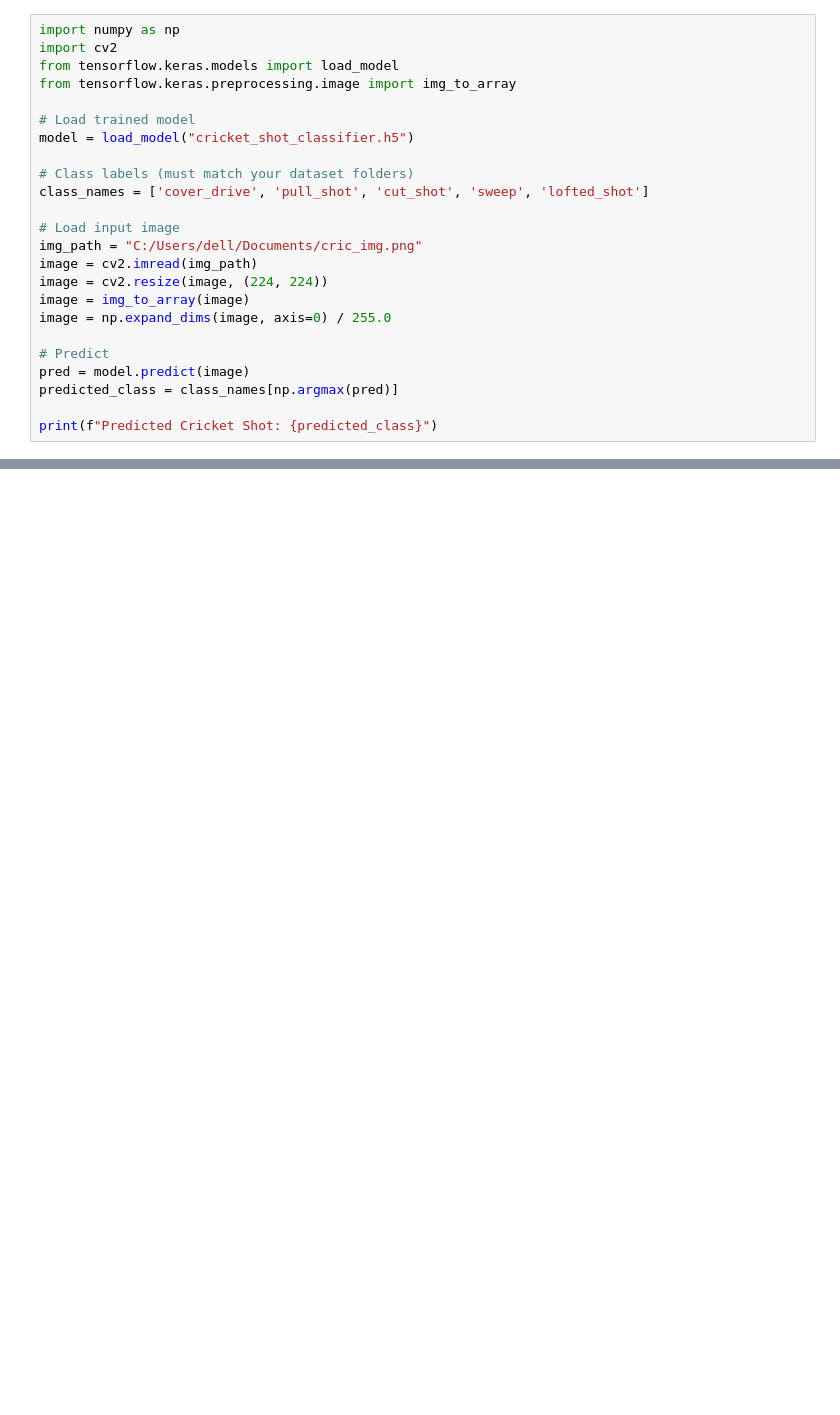
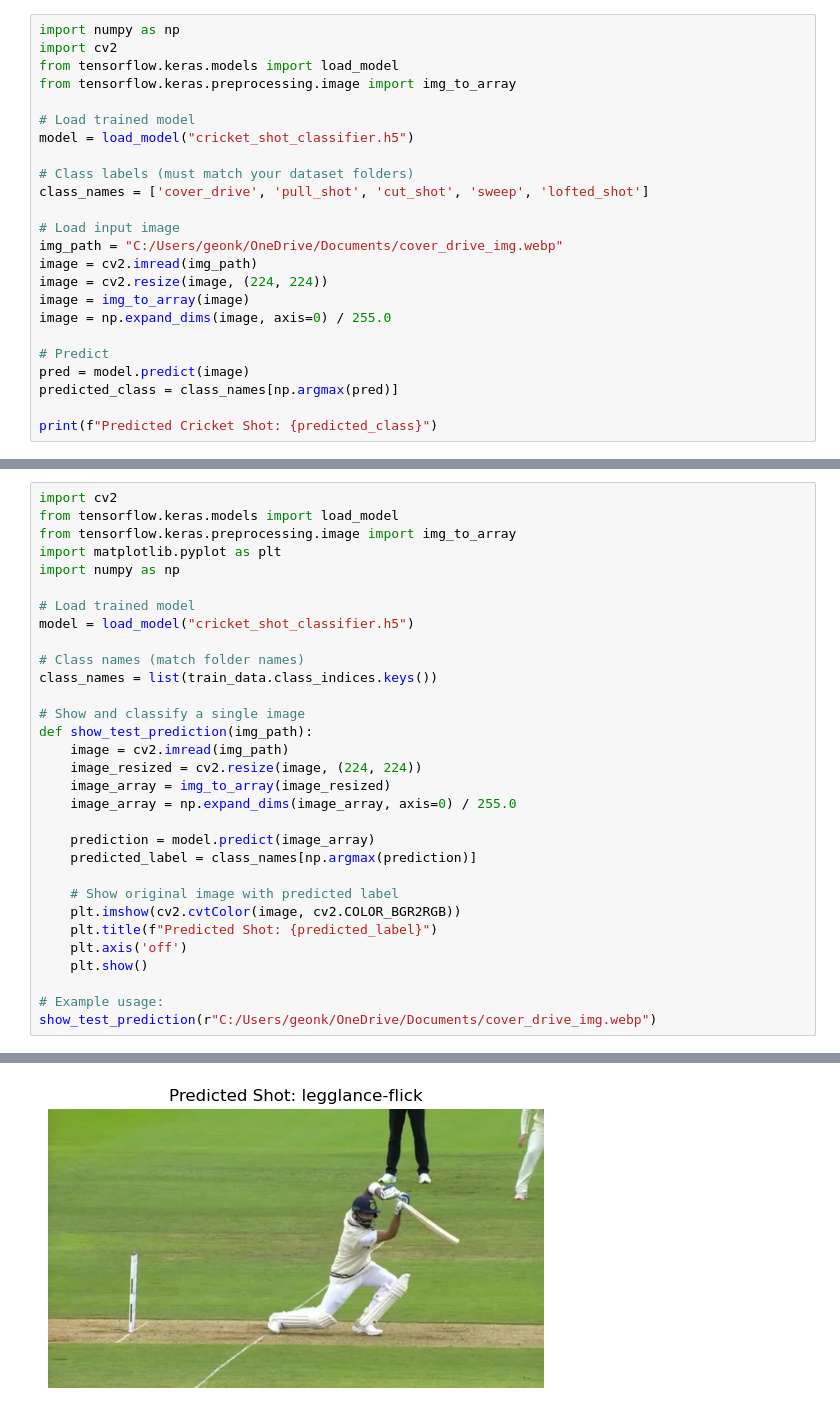
Before and after one commit to Geon03/Cricket-Shot-Classification, a Jupyter notebook: Cricket_Shot_Classification.ipynb, the cells around one changed output, grey strips where cells are left out. Drawn from its saved outputs; the diff is of its cells as text; blank space fills up the shorter version.

```diff
--- a/Cricket_Shot_Classification.ipynb
+++ b/Cricket_Shot_Classification.ipynb
@@ -102,7 +100,7 @@ model = load_model("cricket_shot_classifier.h5")
 class_names = ['cover_drive', 'pull_shot', 'cut_shot', 'sweep', 'lofted_shot']
 
 # Load input image
-img_path = "C:/Users/dell/Documents/cric_img.png"
+img_path = "C:/Users/geonk/OneDrive/Documents/cover_drive_img.webp"
 image = cv2.imread(img_path)
 image = cv2.resize(image, (224, 224))
 image = img_to_array(image)
@@ -119,0 +145,32 @@ Predicted Cricket Shot: cut_shot
+# %%
+import cv2
+from tensorflow.keras.models import load_model
+from tensorflow.keras.preprocessing.image import img_to_array
+import matplotlib.pyplot as plt
+import numpy as np
+
+# Load trained model
+model = load_model("cricket_shot_classifier.h5")
+
+# Class names (match folder names)
+class_names = list(train_data.class_indices.keys())
+
+# Show and classify a single image
+def show_test_prediction(img_path):
+    image = cv2.imread(img_path)
+    image_resized = cv2.resize(image, (224, 224))
+    image_array = img_to_array(image_resized)
+    image_array = np.expand_dims(image_array, axis=0) / 255.0
+
+    prediction = model.predict(image_array)
+    predicted_label = class_names[np.argmax(prediction)]
+
+    # Show original image with predicted label
+    plt.imshow(cv2.cvtColor(image, cv2.COLOR_BGR2RGB))
+    plt.title(f"Predicted Shot: {predicted_label}")
+    plt.axis('off')
+    plt.show()
+
+# Example usage:
+show_test_prediction(r"C:/Users/geonk/OneDrive/Documents/cover_drive_img.webp")
+# %% [output]
@@ -119,0 +179 @@ Predicted Cricket Shot: cut_shot
+[figure, added]
```
Also changed, not shown: parts of 8 cells of this notebook.
